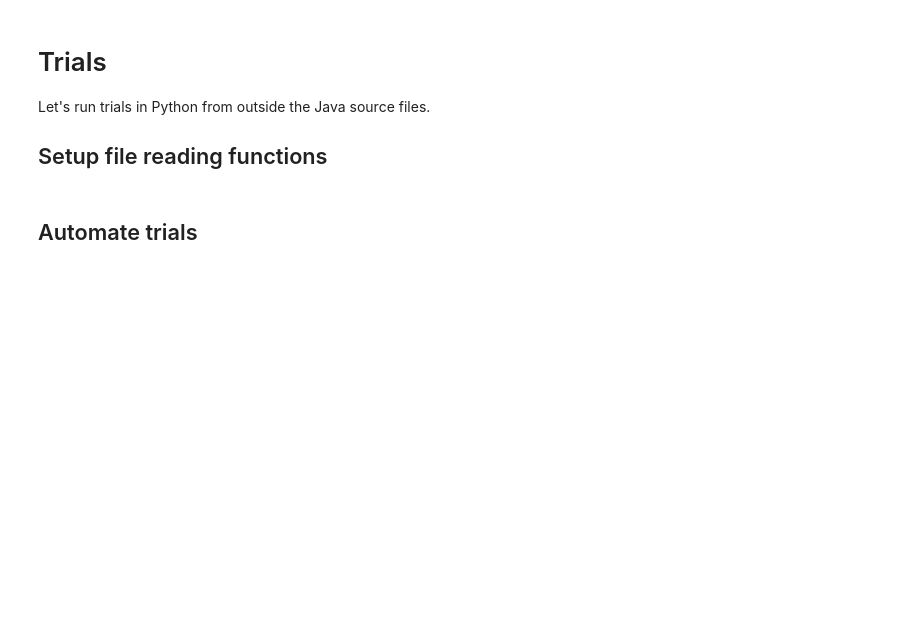
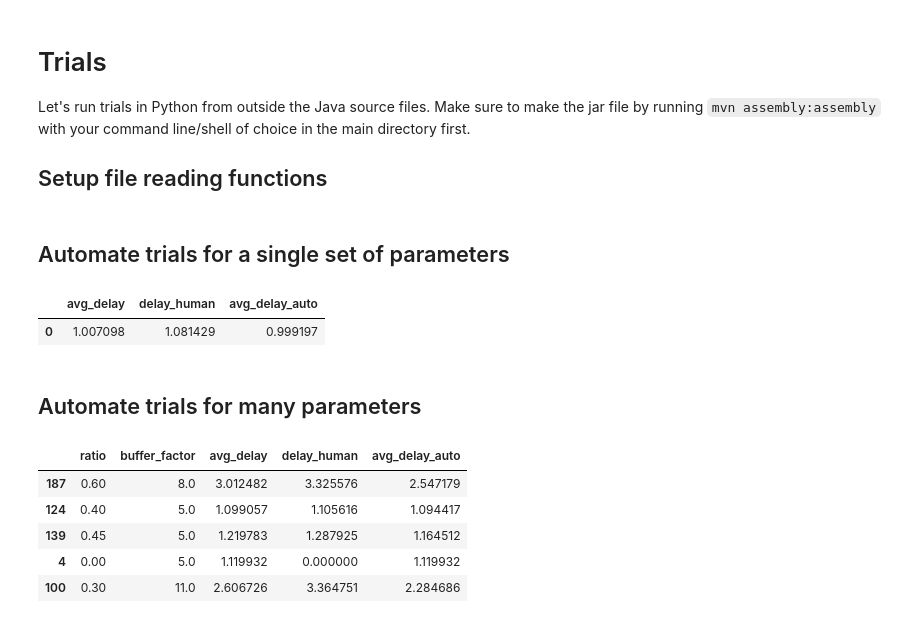
Before and after one commit to spartalab/aim, a Jupyter notebook: hhv_trials.ipynb, the cells around one changed output. Drawn from its saved outputs; the diff is of its cells as text; code cells hidden in the pictures; blank space fills up the shorter version.

```diff
--- a/hhv_trials.ipynb
+++ b/hhv_trials.ipynb
@@ -8,7 +9,7 @@ import matplotlib.pyplot as plt
 # %% [markdown]
 # Trials
 
-Let's run trials in Python from outside the Java source files.
+Let's run trials in Python from outside the Java source files. Make sure to make the jar file by running `mvn assembly:assembly` with your command line/shell of choice in the main directory first.
 
 ## Setup file reading functions
 # %%
@@ -85,5 +86,39 @@ def avg_delay(delay_time):
 	else:
 	  avg_delay = 0
 	return [avg_delay, avg_delay_human, avg_delay_auto]
+# %% [markdown]
+## Automate trials for a single set of parameters
+# %%
+def hhv_trial(traffic_level, hhv_proportion, buffer_factor, baseline_filename='output/baseline.csv', n=30):
+    '''
+    Run a HHV trial
+
+    n:   how many iterations of the same trial to run
+    '''
+
+    base_time = read_baseline(baseline_filename)
+
+    command = 'java -jar target/AIM5HHV-0.1-trb2020-jar-with-dependencies.jar -d {} {} {}'.format(traffic_level, hhv_proportion, buffer_factor)
+    fileName = 'output/ts_hud_{}_{}_{}.csv'.format(traffic_level, hhv_proportion, buffer_factor)
+
+    df = pd.DataFrame(columns=['avg_delay', 'delay_human', 'avg_delay_auto'])
+
+#     with open("output/delay_result_for_human_t{}_p{}_b{}x.csv".format(traffic_level, hhv_proportion, buffer_factor), "w") as csvfile:
+#         writer = csv.writer(csvfile)
+    for i in range(n):
+        subprocess.run(command, shell=True, stdout=subprocess.DEVNULL, stderr=subprocess.DEVNULL)
+        avg_delay_time = avg_delay(read_delay(fileName, base_time))
+        df.loc[i] = avg_delay_time
+#             writer.writerow(avg_delay_time)
+
+    subprocess.run("rm {}".format(fileName), shell=True, stdout=subprocess.DEVNULL, stderr=subprocess.DEVNULL)
+
+    return df
+
+df = hhv_trial(0.1, 0.1, 4.0, n=1)
+df.head()
+# %% [output]
+|  | avg_delay | delay_human | avg_delay_auto |
+| 0 | 1.007098 | 1.081429 | 0.999197 |
 # %% [markdown]
-## Automate trials
+## Automate trials for many parameters
@@ -119,0 +125,30 @@ df.head()
+# %%
+def hhv_trials(ratio_res=0.05, buffer_res=1.0, buffer_max=16.0, n=30):
+    traffic_level = 0.1
+    ratios = np.arange(0.0, 1.01, ratio_res)
+    buffers = np.arange(1.0, buffer_max+0.01, buffer_res)
+
+    df = pd.DataFrame(columns=['ratio', 'buffer_factor', 'avg_delay', 'delay_human', 'avg_delay_auto'])
+
+    for ratio in ratios:
+        for buffer in buffers:
+            dftemp = hhv_trial(traffic_level, ratio, buffer, n=n)
+            dftemp['ratio'] = ratio
+            dftemp['buffer_factor'] = buffer
+            df = pd.concat([df, dftemp], ignore_index=True, sort=False)
+
+    return df
+
+try:
+    df = pd.read_csv("output/delay_all_trials.csv")
+except FileNotFoundError:
+    df = hhv_trials()
+    df.to_csv("output/delay_all_trials.csv", index=False)
+df.sample(5)
+# %% [output]
+|  | ratio | buffer_factor | avg_delay | delay_human | avg_delay_auto |
+| 187 | 0.60 | 8.0 | 3.012482 | 3.325576 | 2.547179 |
+| 124 | 0.40 | 5.0 | 1.099057 | 1.105616 | 1.094417 |
+| 139 | 0.45 | 5.0 | 1.219783 | 1.287925 | 1.164512 |
+| 4 | 0.00 | 5.0 | 1.119932 | 0.000000 | 1.119932 |
+| 100 | 0.30 | 11.0 | 2.606726 | 3.364751 | 2.284686 |
```
Also changed, not shown: parts of 5 cells of this notebook, 3 other files.
